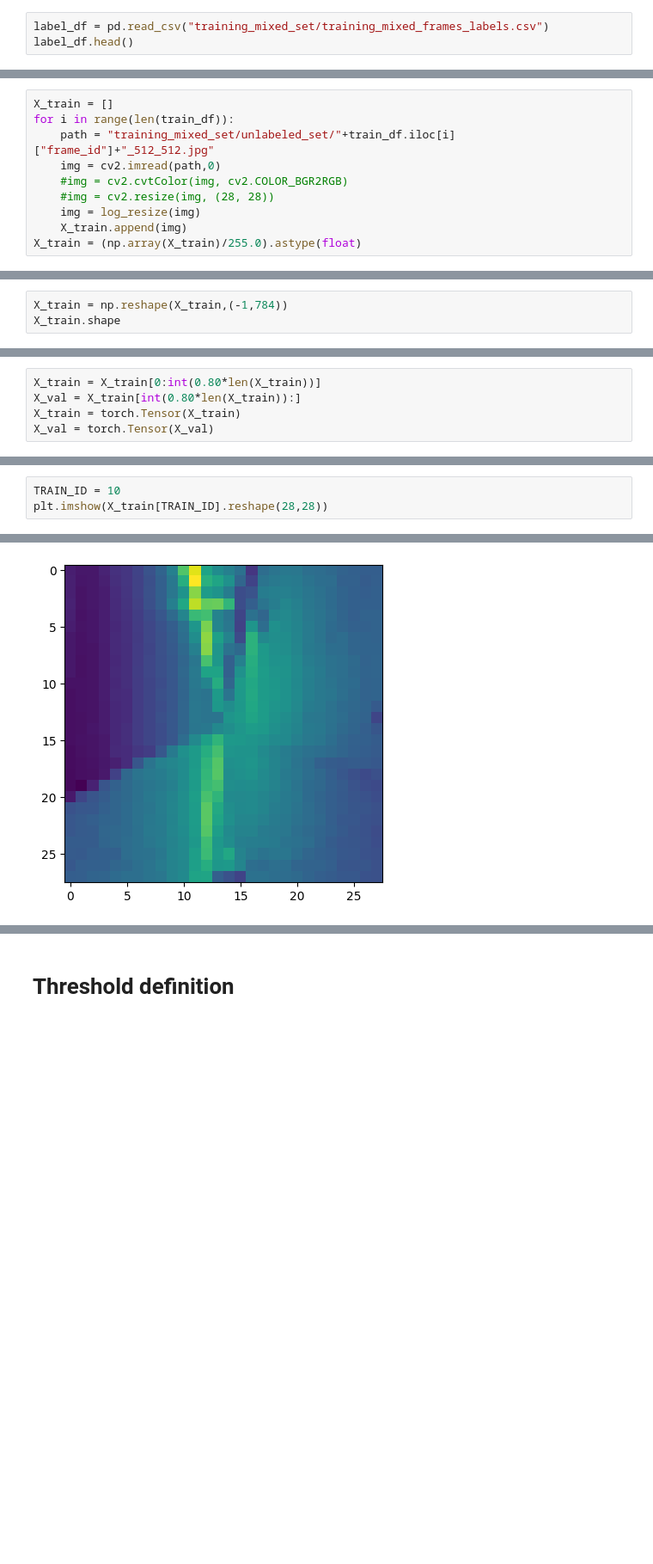
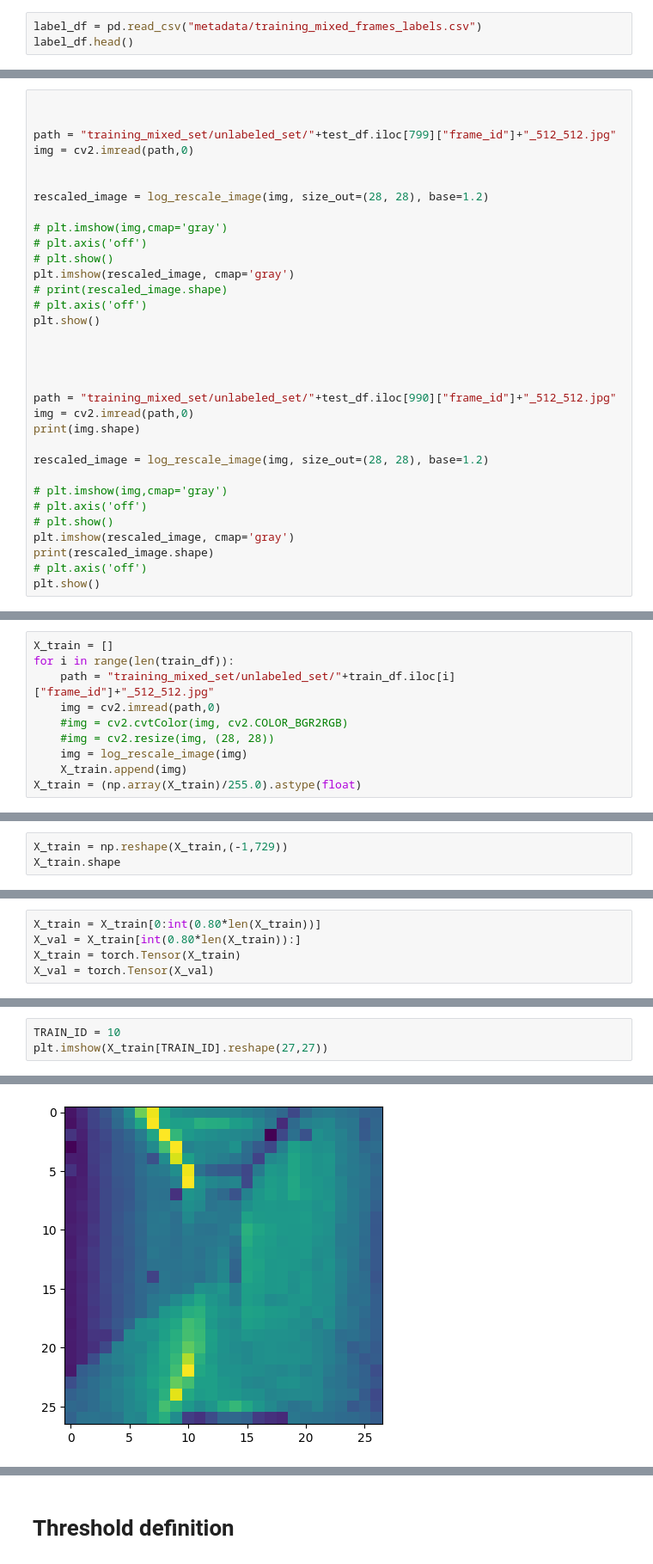
Before and after one commit to Immaioz/SNN_CNN_Interaction, a Jupyter notebook: Magic Loop.ipynb, the cells around one changed output, grey strips where cells are left out. Shown at 86% size. Cells and saved outputs as stored; diff of their text form; blank space fills up the shorter version.

```diff
--- a/Magic Loop.ipynb
+++ b/Magic Loop.ipynb
@@ -114,7 +229,7 @@ env_df.head()
 | 3 | 3 | 1 |
 | 4 | 4 | 1 |
 # %%
-label_df = pd.read_csv("training_mixed_set/training_mixed_frames_labels.csv")
+label_df = pd.read_csv("metadata/training_mixed_frames_labels.csv")
 label_df.head()
 # %% [output]
 |  | frame_id | label |
@@ -210,0 +337,33 @@ test_df.head()
+# %%
+
+
+path = "training_mixed_set/unlabeled_set/"+test_df.iloc[799]["frame_id"]+"_512_512.jpg"
+img = cv2.imread(path,0)
+
+
+rescaled_image = log_rescale_image(img, size_out=(28, 28), base=1.2)
+
+# plt.imshow(img,cmap='gray')
+# plt.axis('off')
+# plt.show()
+plt.imshow(rescaled_image, cmap='gray')
+# print(rescaled_image.shape)
+# plt.axis('off')
+plt.show()
+
+
+
+
+path = "training_mixed_set/unlabeled_set/"+test_df.iloc[990]["frame_id"]+"_512_512.jpg"
+img = cv2.imread(path,0)
+print(img.shape)
+
+rescaled_image = log_rescale_image(img, size_out=(28, 28), base=1.2)
+
+# plt.imshow(img,cmap='gray')
+# plt.axis('off')
+# plt.show()
+plt.imshow(rescaled_image, cmap='gray')
+print(rescaled_image.shape)
+# plt.axis('off')
+plt.show()
@@ -215,7 +379,7 @@ for i in range(len(train_df)):
     img = cv2.imread(path,0)
     #img = cv2.cvtColor(img, cv2.COLOR_BGR2RGB)
     #img = cv2.resize(img, (28, 28))
-    img = log_resize(img)
+    img = log_rescale_image(img)
     X_train.append(img)
 X_train = (np.array(X_train)/255.0).astype(float)
 # %%
@@ -256,4 +420,4 @@ plt.imshow(X_test_lr[-1])
 # %%
-X_train = np.reshape(X_train,(-1,784))
+X_train = np.reshape(X_train,(-1,729))
 X_train.shape
 # %% [output]
@@ -554,6 +771,6 @@ plt.legend(loc="best")
 # %%
 TRAIN_ID = 10
-plt.imshow(X_train[TRAIN_ID].reshape(28,28))
+plt.imshow(X_train[TRAIN_ID].reshape(27,27))
 # %% [output]
 <matplotlib.image.AxesImage at 0x...>
-[figure, old version]
+[figure, new version]
```
Also changed, not shown: parts of 53 cells of this notebook, 1 other file.
